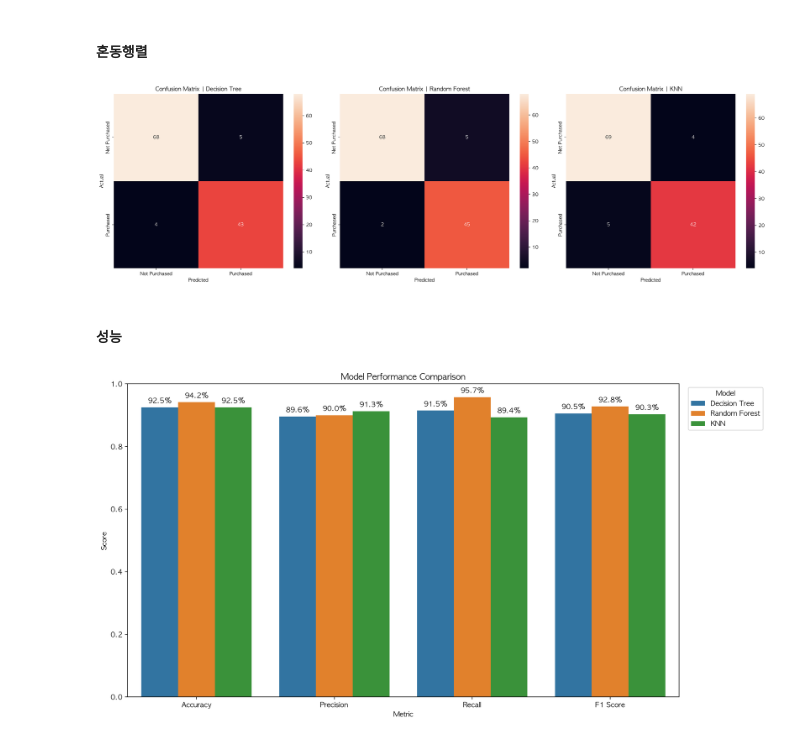
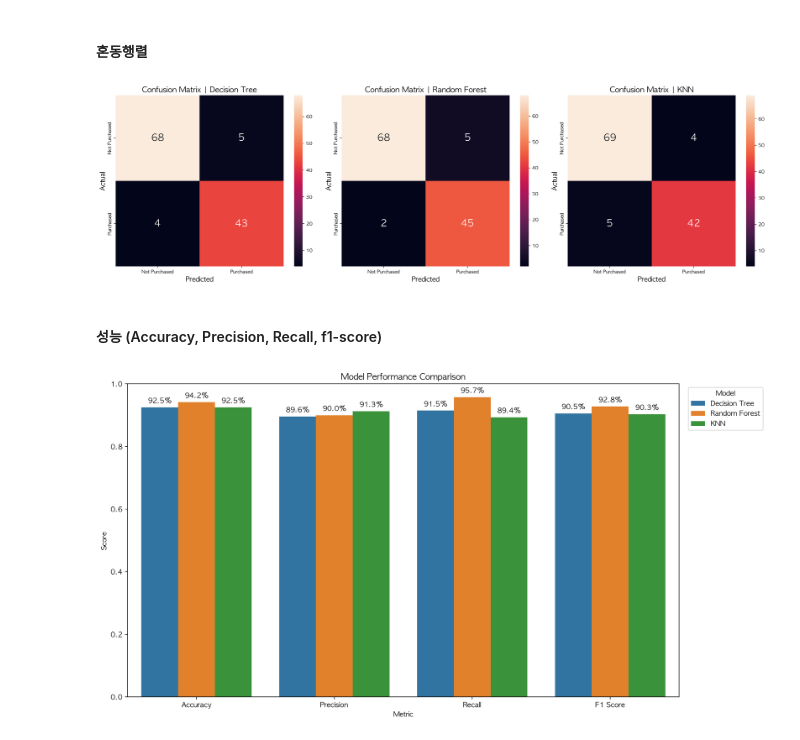
Before and after one commit to online5880/kdt_machine-learning, a Jupyter notebook: social_network/social_network.ipynb, the cells around one changed output. Cells and saved outputs as stored; diff of their text form; code cells hidden in the pictures.

```diff
--- a/social_network/social_network.ipynb
+++ b/social_network/social_network.ipynb
@@ -274,0 +415,21 @@ sns.regplot(
+# %%
+# 나이대 구분을 위한 범주 생성
+bins = [10, 20, 30, 40, 50, 60, 70]  # 연령대 경계 값
+labels = ['10대', '20대', '30대', '40대', '50대', '60대']  # 각 구간의 레이블
+data['AgeGroup'] = pd.cut(data['Age'], bins=bins, labels=labels, right=False)
+
+# scatterplot 생성
+sns.barplot(
+    data=data,
+    x='Purchased',
+    y='EstimatedSalary',
+    hue='Age',
+    ci=False
+)
+
+# 그래프 제목과 축 레이블 추가 (optional)
+plt.title("Scatterplot of Age vs Estimated Salary by Age Group")
+plt.xlabel("Estimated Salary")
+plt.ylabel("Age")
+
+plt.show()
@@ -515,6 +728,8 @@ Name: EstimatedSalary, dtype: float64
 # %%
 data['Age_Group'] = pd.cut(data['Age'], bins=[10, 19, 29, 39, 49, 59, 69],
                            labels=[10, 20, 30, 40, 50, 60], right=True)
+
+data.drop(columns=['AgeGroup'],inplace=True)
 # %% [markdown]
 ### 스케일링
 # %%
@@ -593,10 +808,11 @@ def vis_confusion_matrix(y_test, y_pred, model_name="", ax=None):
     sns.heatmap(cm, annot=True, fmt='d',
                 xticklabels=['Not Purchased', 'Purchased'],
                 yticklabels=['Not Purchased', 'Purchased'],
-                ax=ax)
-    ax.set_xlabel('Predicted')
-    ax.set_ylabel('Actual')
-    ax.set_title('Confusion Matrix | ' + model_name)
+                ax=ax,
+                annot_kws={"fontsize": 20})  # 텍스트 크기를 16으로 설정
+    ax.set_xlabel('Predicted', fontsize=20)  # x축 레이블 크기
+    ax.set_ylabel('Actual', fontsize=20)  # y축 레이블 크기
+    ax.set_title('Confusion Matrix | ' + model_name, fontsize=16)  # 제목 크기 설정
 # %% [markdown]
 ### 훈련, 테스트 데이터 분할
 # %%
@@ -963,16 +1179,25 @@ performance_df
 # %%
 # 서브플롯 생성 (3개의 가로 축)
 fig, axes = plt.subplots(1, 3, figsize=(20, 6))
 
 # 각 모델에 대해 혼동 행렬 시각화
 for ax, (model_name, model) in zip(axes, models.items()):
     y_pred = model.predict(X_test)
     vis_confusion_matrix(y_test, y_pred, model_name=model_name, ax=ax)
 
+    # 글씨 크기 조정
+    ax.title.set_size(16)  # 제목 글씨 크기
+    ax.set_xlabel(ax.get_xlabel(), fontsize=14)  # x축 레이블 크기
+    ax.set_ylabel(ax.get_ylabel(), fontsize=14)  # y축 레이블 크기
+
+    # 혼동 행렬 내의 텍스트 크기 (만약 텍스트가 포함되어 있다면)
+    for text in ax.texts:
+        text.set_fontsize(20)  # 혼동 행렬 안의 텍스트 크기
+
 plt.tight_layout()
 plt.show()
 # %% [output]
-[figure, old version]
+[figure, new version]
-# %% [markdown]
-#### 성능
+# %% [markdown]
+#### 성능 (Accuracy, Precision, Recall, f1-score)
 # %%
```
Also changed, not shown: parts of 37 cells of this notebook, 1 other file.
